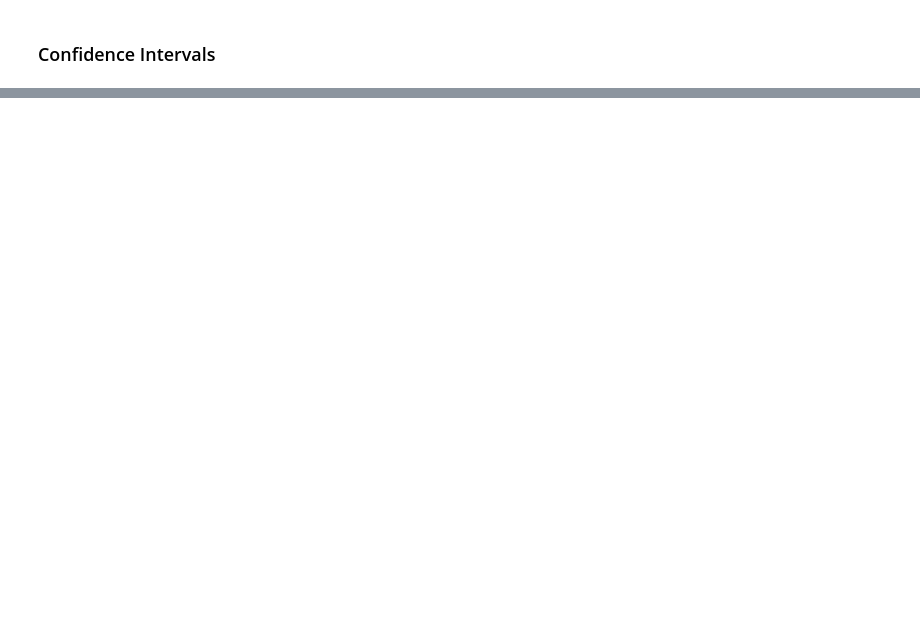
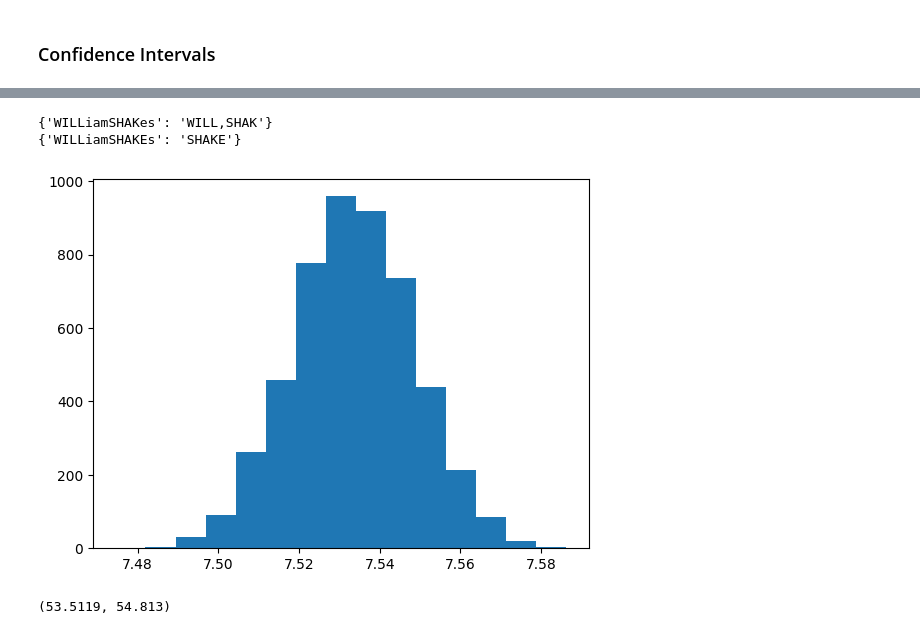
Before and after one commit to AnshuBantra/Python, a Jupyter notebook: Associate Data Scientist in Python/028 Sampling in Python/sampling.ipynb, the cells around one changed output, grey strips where cells are left out. Saved outputs shown, nothing was run; the diff lists cells and outputs as text; code cells hidden in the pictures; blank space fills up the shorter version.

```diff
--- a/Associate Data Scientist in Python/028 Sampling in Python/sampling.ipynb
+++ b/Associate Data Scientist in Python/028 Sampling in Python/sampling.ipynb
@@ -744,0 +734,28 @@ else:
+# %%
+import re
+def get_longest_in_list(lst):
+    for val in lst:
+        vals = re.findall('([A-Z]+)', val)
+        mx_ln = len(max(vals, key=len)) if vals else ''
+        yield {val: ','.join([_ for _ in vals if len(_)==mx_ln])}
+
+for _ in get_longest_in_list(['WILLiamSHAKes', 'WILLiamSHAKEs']):
+    print(_)
+# %% [output]
+{'WILLiamSHAKes': 'WILL,SHAK'}
+{'WILLiamSHAKEs': 'SHAKE'}
+# %%
+import matplotlib.pyplot as plt
+plt.hist(bootstrap_distn, bins=15)
+plt.show()
+# %% [output]
+[figure, added]
+# %%
+# Generate a 95% confidence interval using the quantile method
+lower_quant = np.quantile(mean_popularity_2000_boot, 0.025)
+upper_quant = np.quantile(mean_popularity_2000_boot, 0.975)
+
+# Print quantile method confidence interval
+print((lower_quant, upper_quant))
+# %% [output]
+(53.5119, 54.813)
```
Also changed, not shown: parts of 39 cells of this notebook, 2 other files.
